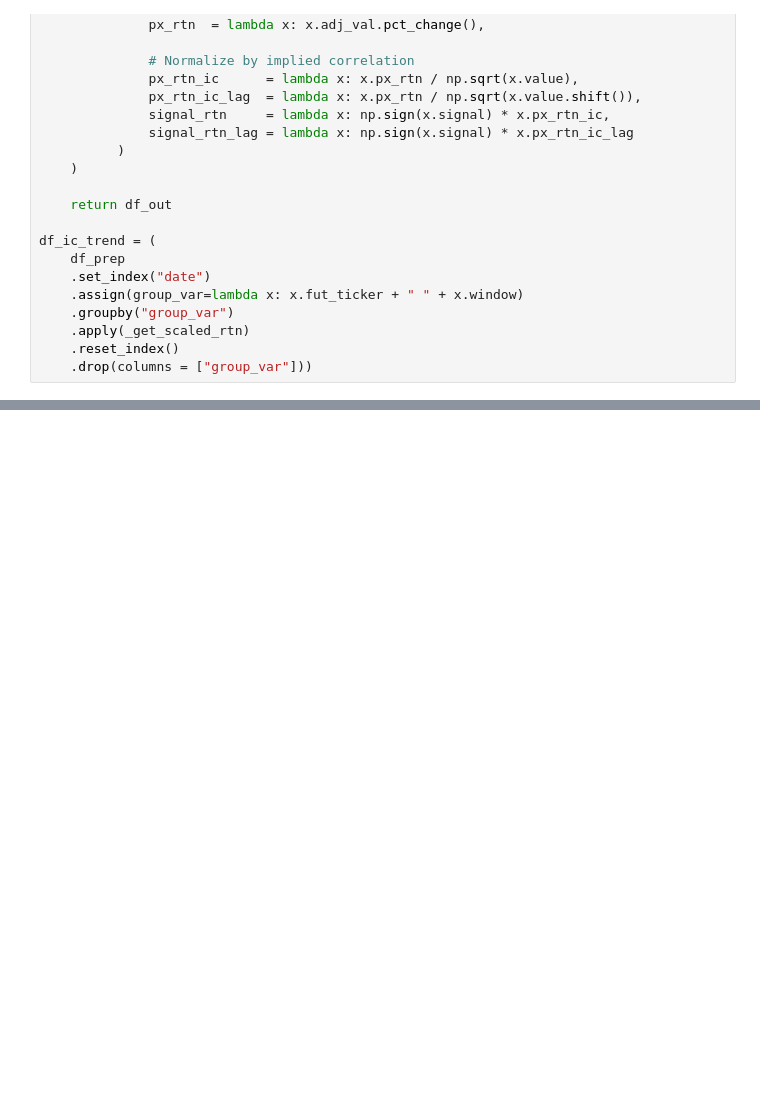
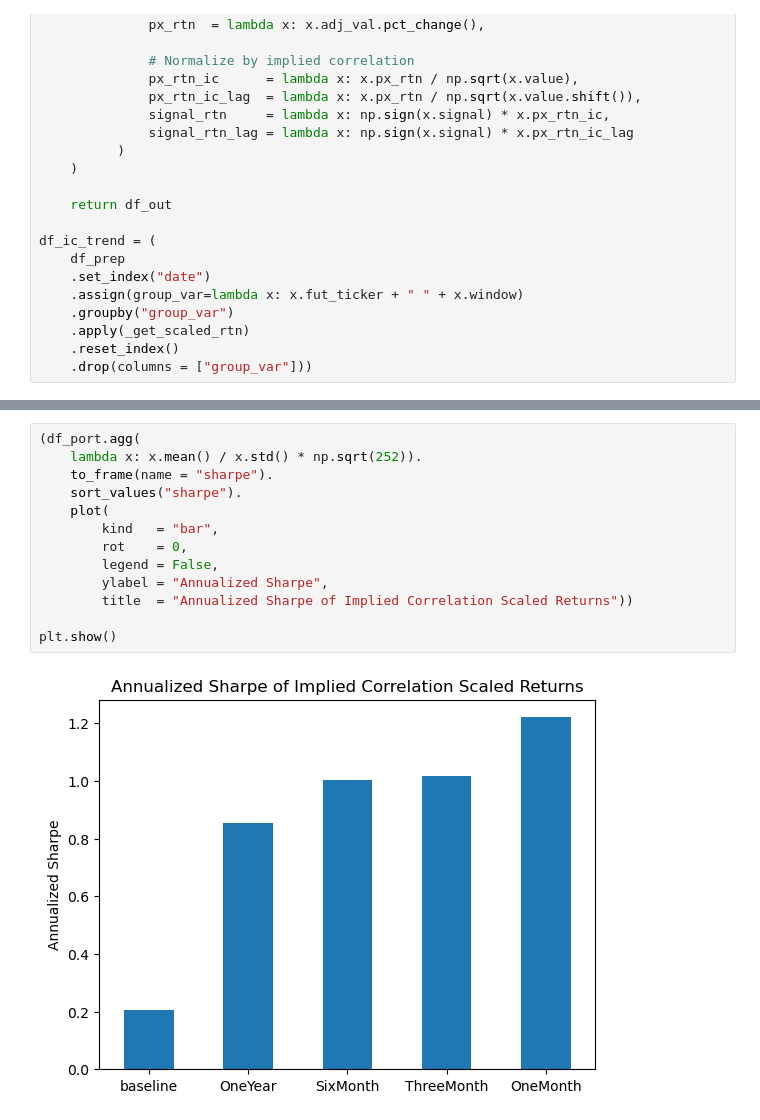
Before and after one commit to diegodalvarez/TrendSystem, a Jupyter notebook: Research/SignalResearch/1ImpliedCorrelation.ipynb, the cells around one changed output, grey strips where cells are left out. Drawn from its saved outputs; the diff is of its cells as text; blank space fills up the shorter version.

```diff
--- a/Research/SignalResearch/1ImpliedCorrelation.ipynb
+++ b/Research/SignalResearch/1ImpliedCorrelation.ipynb
@@ -176,0 +253,15 @@ for fut_ticker in fut_tickers:
+# %%
+(df_port.agg(
+    lambda x: x.mean() / x.std() * np.sqrt(252)).
+    to_frame(name = "sharpe").
+    sort_values("sharpe").
+    plot(
+        kind   = "bar",
+        rot    = 0,
+        legend = False,
+        ylabel = "Annualized Sharpe",
+        title  = "Annualized Sharpe of Implied Correlation Scaled Returns"))
+
+plt.show()
+# %% [output]
+[figure, added]
```
Also changed, not shown: parts of 20 cells of this notebook.
